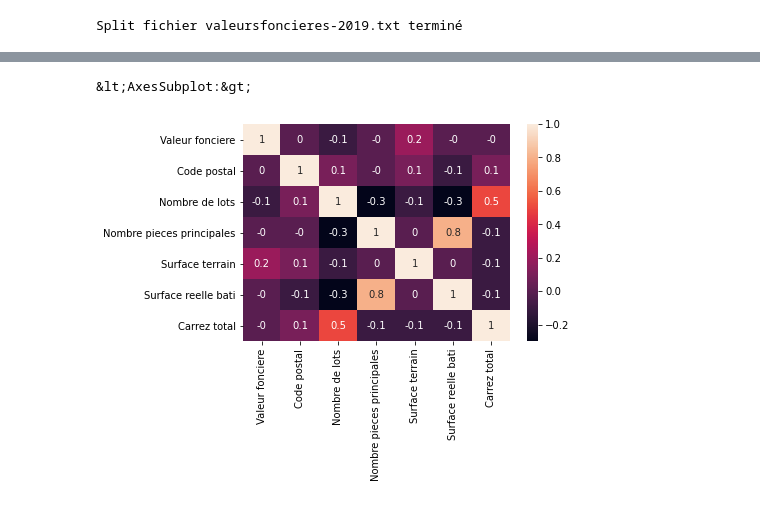
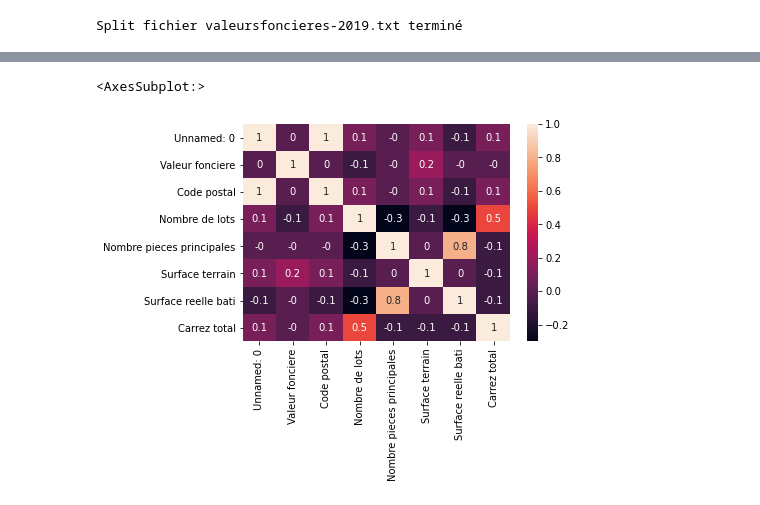
Before and after one commit to KRDavid/Immothep, a Jupyter notebook: NotebookDav.ipynb, the cells around one changed output, grey strips where cells are left out. Cells and saved outputs as stored; diff of their text form; code cells hidden in the pictures.

```diff
--- a/NotebookDav.ipynb
+++ b/NotebookDav.ipynb
@@ -56,13 +76,12 @@ csv3
 # %%
-cleaned_dataframe = pd.read_csv('./data/CURATED/CSV_CLEAN_1.csv')
 sample_cleaned_dataframe = cleaned_dataframe.sample(n=200000, random_state=2)
-sample_cleaned_dataframe.drop(columns=['Unnamed: 0'], inplace=True)
+# sample_cleaned_dataframe.drop(columns=['Unnamed: 0'], inplace=True)
+
+matrice_corr = sample_cleaned_dataframe.corr().round(1)
+sns.heatmap(data=matrice_corr, annot=True)
+# %% [output]
+<AxesSubplot:>
+[figure, added]
-# %%
-matrice_corr = sample_cleaned_dataframe.corr().round(1)
-sns.heatmap(data=matrice_corr, annot=True)
-# %% [output]
-&lt;AxesSubplot:&gt;
-[figure, removed]
 # %%
 X=pd.DataFrame(np.c_[sample_cleaned_dataframe['Code postal'],sample_cleaned_dataframe['Nombre pieces principales'],sample_cleaned_dataframe['Surface terrain'],sample_cleaned_dataframe['Surface reelle bati']], columns = ['Code postal','Nombre pieces principales','Surface terrain','Surface reelle bati'])
 Y = sample_cleaned_dataframe['Valeur fonciere']
```
Also changed, not shown: parts of 9 cells of this notebook.
